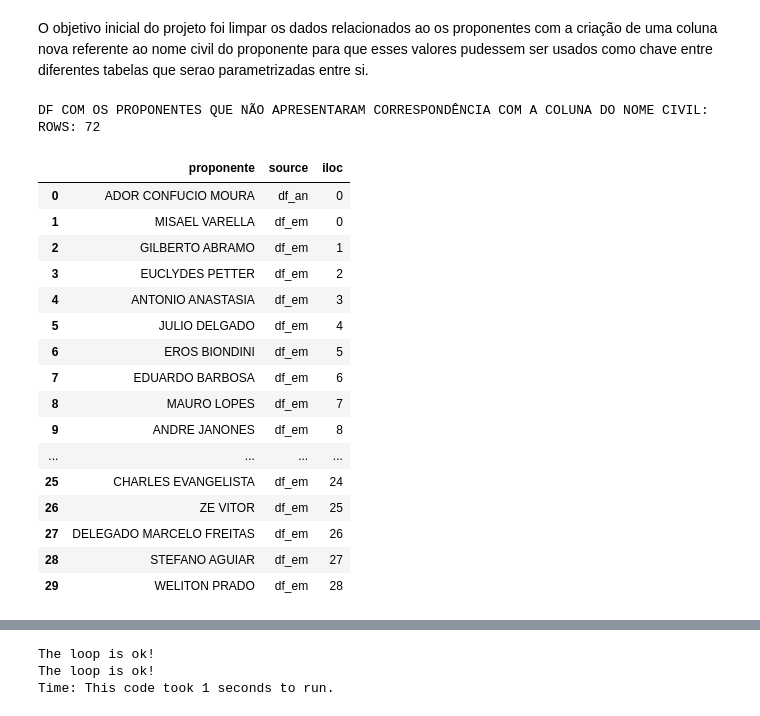
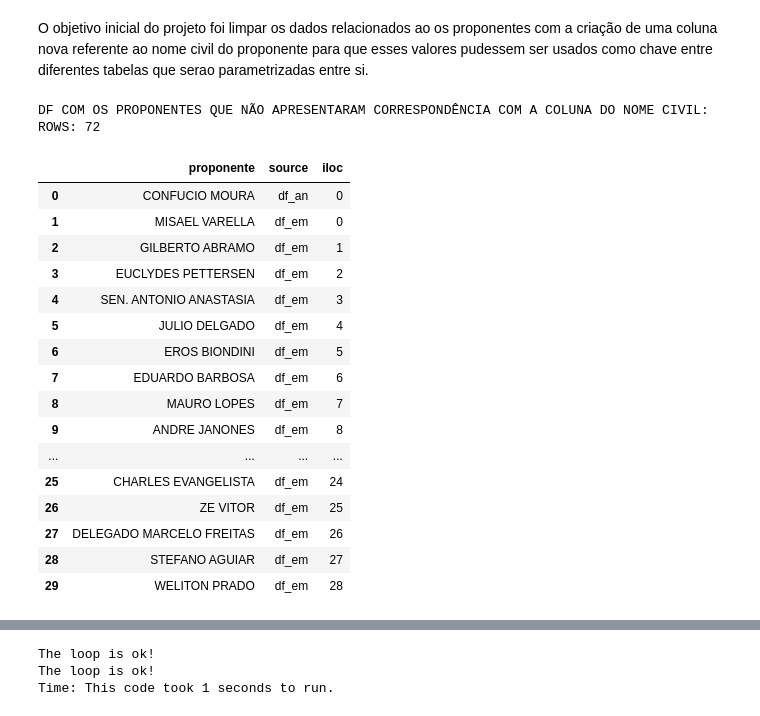
Before and after one commit to robertomdiniz5/Projeto-Controle-Financeiro-GESAC, a Jupyter notebook: controle_financeiro_gesac.ipynb, the cells around one changed output, grey strips where cells are left out. Cells and saved outputs as stored; diff of their text form; code cells hidden in the pictures.

```diff
--- a/controle_financeiro_gesac.ipynb
+++ b/controle_financeiro_gesac.ipynb
@@ -197,8 +197,7 @@ lst_re = [
 ('MCOM ', 'MINISTERIO DAS COMUNICACOES '),
 ('BANCADA ','BANCADA-'),
 (r'-D\w ','-'),
-(r'(\n)',''),
-(r'SEN\.?(DOR\w?)?',''),
+(r'(SEN\.?A?/.?|SENADORA?)',''),
 (r'(\s?DEPA?\.|\s?DEPUTAD\w?)\s?\s?(FEDERAL)?\s?',''),
 (r'MIN/.?\s','MINISTERIO '),
 (r'-\s\w*',''),
@@ -299,39 +298,39 @@ df_an.fillna(0,inplace=True)
 #checando se tem dfs sem prop_pk
 start_time = time()
 
 dfs  = [[df_an,'df_an'], [df_sn,'df_sn'],[df_em,'df_em'], [df_sg,'df_sg']];
 
 lst_prop_nk= []; lst = []
 
 for df in dfs:
     for index_2, value in enumerate(df[0].loc[df[0].prop_pk1==''].proponente.values):
         if value not in lst:
             prop_name =  df[0].loc[df[0].prop_pk1==''].proponente.values[index_2]
             prop_source = df[1]
-            prop_index = index_2
+            prop_index = (index_2)
             lst_prop_nk.append((prop_name, prop_source, prop_index))
             lst.append(value)
 
 
         else:pass
 
 print('DF COM OS PROPONENTES QUE NÃO APRESENTARAM CORRESPONDÊNCIA COM A COLUNA DO NOME CIVIL:')
 df_nk = pd.DataFrame()
 df_nk['proponente'] = [x for x,y,z in lst_prop_nk]
 df_nk['source'] = [y for x,y,z in lst_prop_nk]
 df_nk['iloc']= [z for x,y,z in lst_prop_nk]
 
 print('ROWS:', df_nk.shape[0])
 df_nk.head(30)
 # %% [output]
 DF COM OS PROPONENTES QUE NÃO APRESENTARAM CORRESPONDÊNCIA COM A COLUNA DO NOME CIVIL:
 ROWS: 72
 |  | proponente | source | iloc |
-| 0 | ADOR CONFUCIO MOURA | df_an | 0 |
+| 0 | CONFUCIO MOURA | df_an | 0 |
 | 1 | MISAEL VARELLA | df_em | 0 |
 | 2 | GILBERTO ABRAMO | df_em | 1 |
-| 3 | EUCLYDES PETTER | df_em | 2 |
-| 4 | ANTONIO ANASTASIA | df_em | 3 |
+| 3 | EUCLYDES PETTERSEN | df_em | 2 |
+| 4 | SEN. ANTONIO ANASTASIA | df_em | 3 |
 | 5 | JULIO DELGADO | df_em | 4 |
 | 6 | EROS BIONDINI | df_em | 5 |
 | 7 | EDUARDO BARBOSA | df_em | 6 |
```
Also changed, not shown: parts of 13 cells of this notebook, 12 other files.
